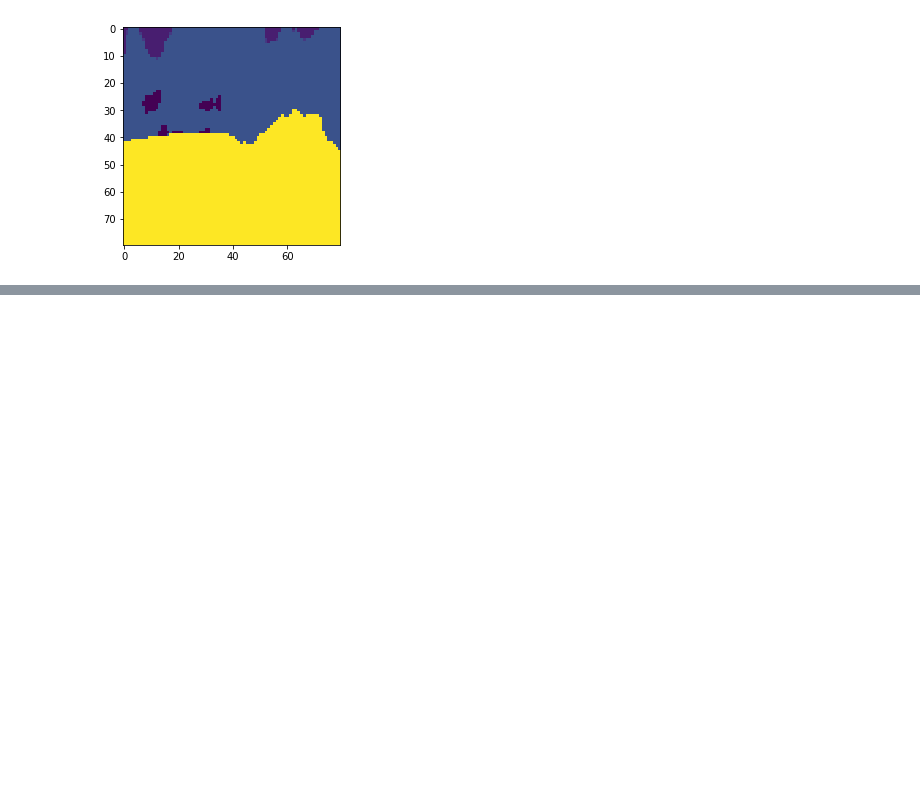
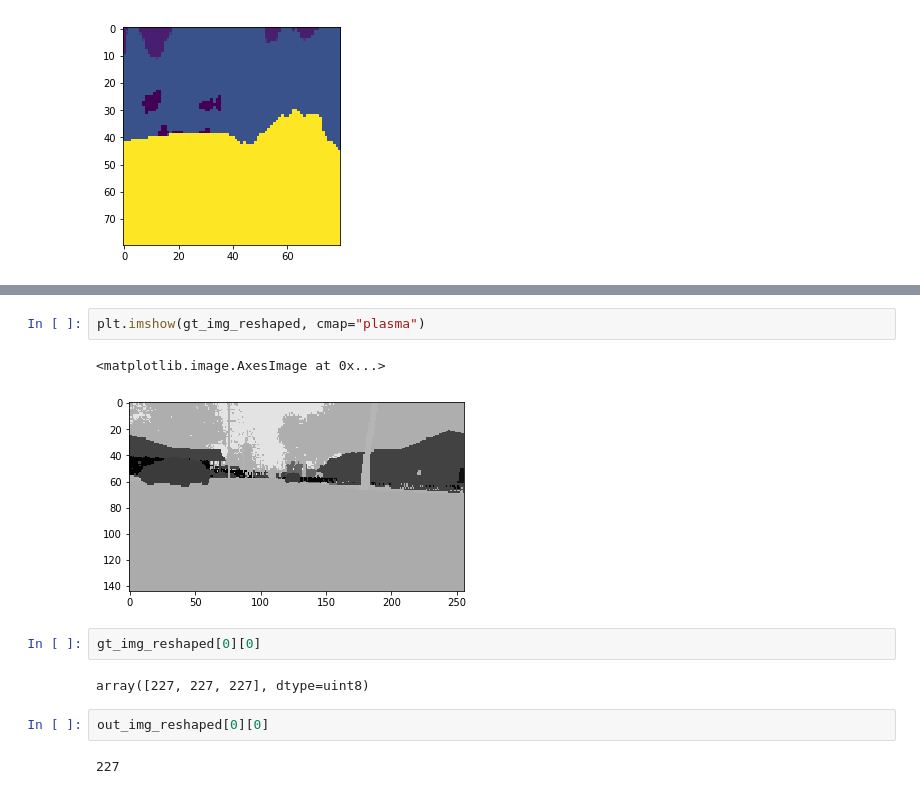
Before and after one commit to rancheng/AirSimProjects, a Jupyter notebook: test_pretrained_nets.ipynb, the cells around one changed output, grey strips where cells are left out. Cells and saved outputs as stored; diff of their text form; blank space fills up the shorter version.

```diff
--- a/test_pretrained_nets.ipynb
+++ b/test_pretrained_nets.ipynb
@@ -269,0 +328,13 @@ plt.imshow(sem_compressed)
+# %%
+plt.imshow(gt_img_reshaped, cmap="plasma")
+# %% [output]
+<matplotlib.image.AxesImage at 0x...>
+[figure, added]
+# %%
+gt_img_reshaped[0][0]
+# %% [output]
+array([227, 227, 227], dtype=uint8)
+# %%
+out_img_reshaped[0][0]
+# %% [output]
+227
```
Also changed, not shown: parts of 6 cells of this notebook, 3 other files.
